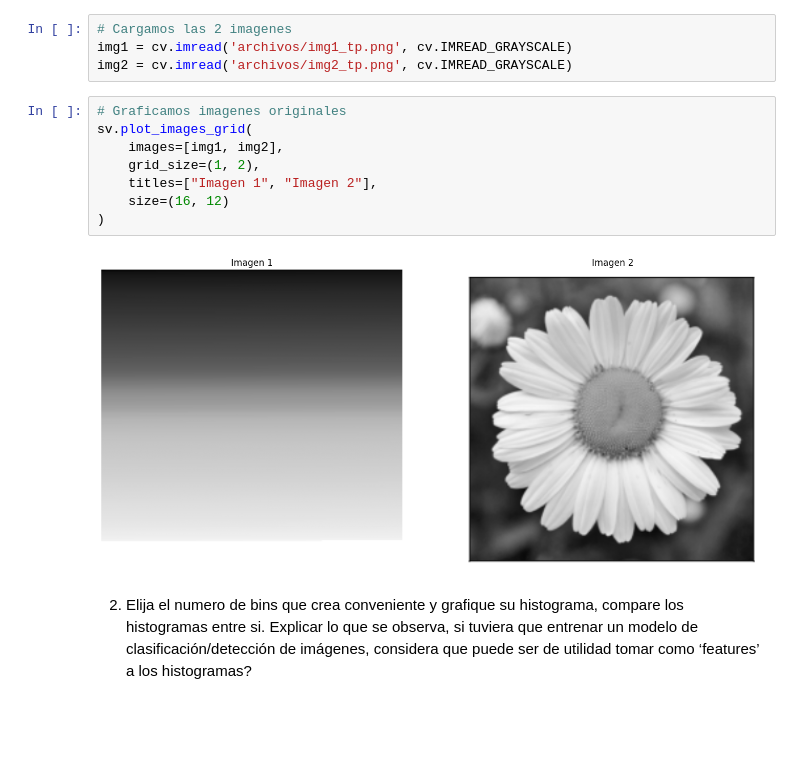
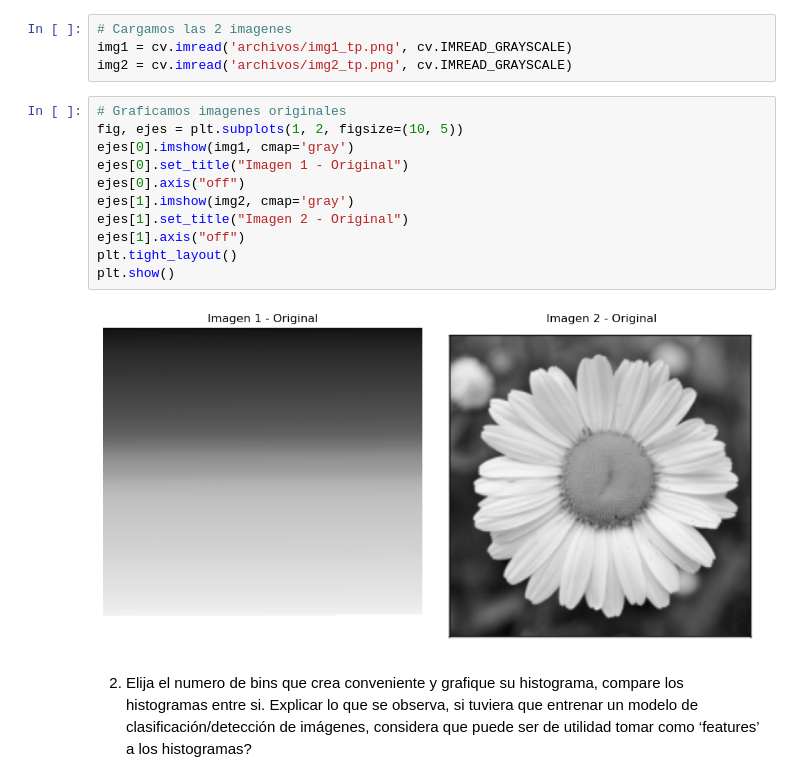
Before and after one commit to JoseMix/VC1, a Jupyter notebook: TP1/TP1.ipynb, the cells around one changed output. Saved outputs shown, nothing was run; the diff lists cells and outputs as text; blank space fills up the shorter version.

```diff
--- a/TP1/TP1.ipynb
+++ b/TP1/TP1.ipynb
@@ -115,14 +165,17 @@ img1 = cv.imread('archivos/img1_tp.png', cv.IMREAD_GRAYSCALE)
 img2 = cv.imread('archivos/img2_tp.png', cv.IMREAD_GRAYSCALE)
 # %%
 # Graficamos imagenes originales
-sv.plot_images_grid(
-    images=[img1, img2],
-    grid_size=(1, 2),
-    titles=["Imagen 1", "Imagen 2"],
-    size=(16, 12)
-)
+fig, ejes = plt.subplots(1, 2, figsize=(10, 5))
+ejes[0].imshow(img1, cmap='gray')
+ejes[0].set_title("Imagen 1 - Original")
+ejes[0].axis("off")
+ejes[1].imshow(img2, cmap='gray')
+ejes[1].set_title("Imagen 2 - Original")
+ejes[1].axis("off")
+plt.tight_layout()
+plt.show()
 # %% [output]
-[figure, old version]
+[figure, new version]
 # %% [markdown]
 2. Elija el numero de bins que crea conveniente y grafique su histograma, compare los histogramas entre si. Explicar lo que se observa, si tuviera que entrenar un modelo de clasificación/detección de imágenes, considera que puede ser de utilidad tomar como ‘features’ a los histogramas?
 # %%
```
Also changed, not shown: parts of 10 cells of this notebook.
